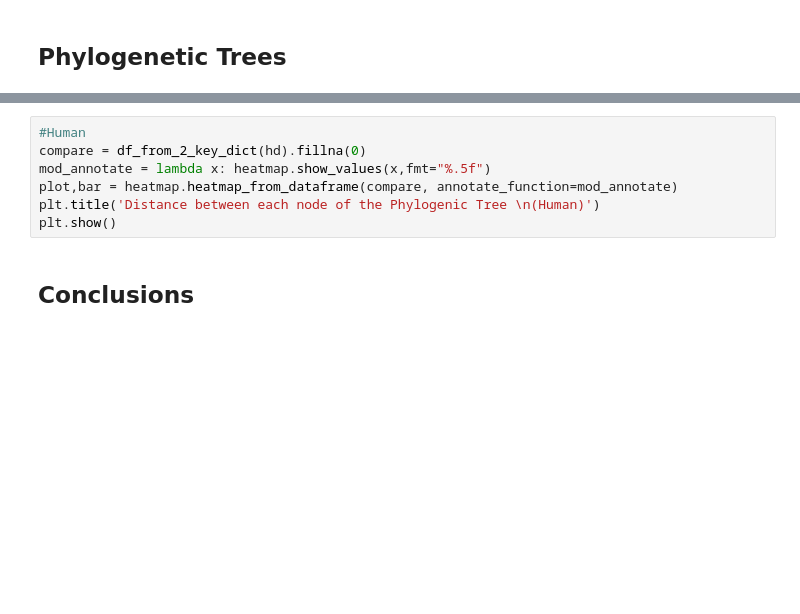
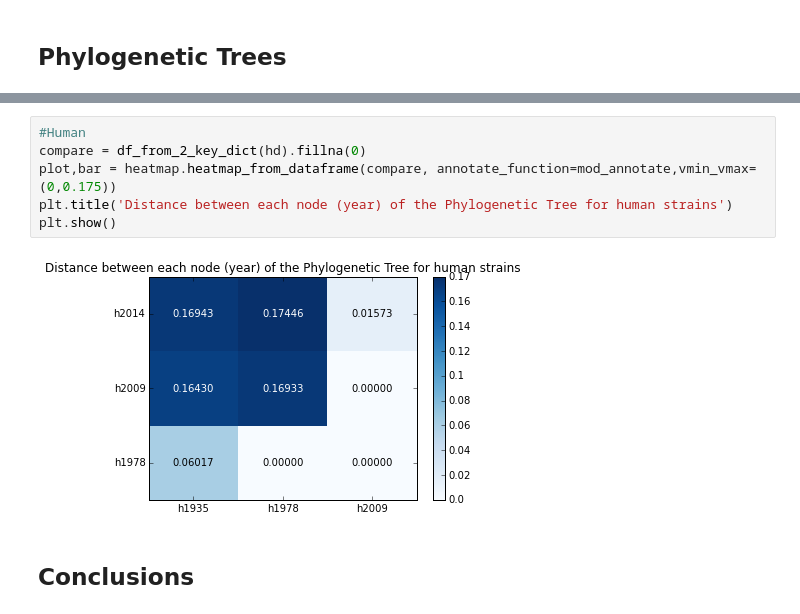
Before and after one commit to drcgw/IPython-Big-Data, a Jupyter notebook: Project-1-Sequencing/Master Notebook/Master notebook H1N1 project.ipynb, the cells around one changed output, grey strips where cells are left out. Saved outputs shown, nothing was run; the diff lists cells and outputs as text; blank space fills up the shorter version.

```diff
--- a/Project-1-Sequencing/Master Notebook/Master notebook H1N1 project.ipynb
+++ b/Project-1-Sequencing/Master Notebook/Master notebook H1N1 project.ipynb
@@ -615,10 +480,11 @@ plt.show()
 # %%
 #Human
 compare = df_from_2_key_dict(hd).fillna(0)
-mod_annotate = lambda x: heatmap.show_values(x,fmt="%.5f")
-plot,bar = heatmap.heatmap_from_dataframe(compare, annotate_function=mod_annotate)
-plt.title('Distance between each node of the Phylogenic Tree \n(Human)')
+plot,bar = heatmap.heatmap_from_dataframe(compare, annotate_function=mod_annotate,vmin_vmax=(0,0.175))
+plt.title('Distance between each node (year) of the Phylogenetic Tree for human strains')
 plt.show()
+# %% [output]
+[figure, added]
 # %% [markdown]
 ## Conclusions
 # %% [markdown]
```
Also changed, not shown: parts of 50 cells of this notebook.
